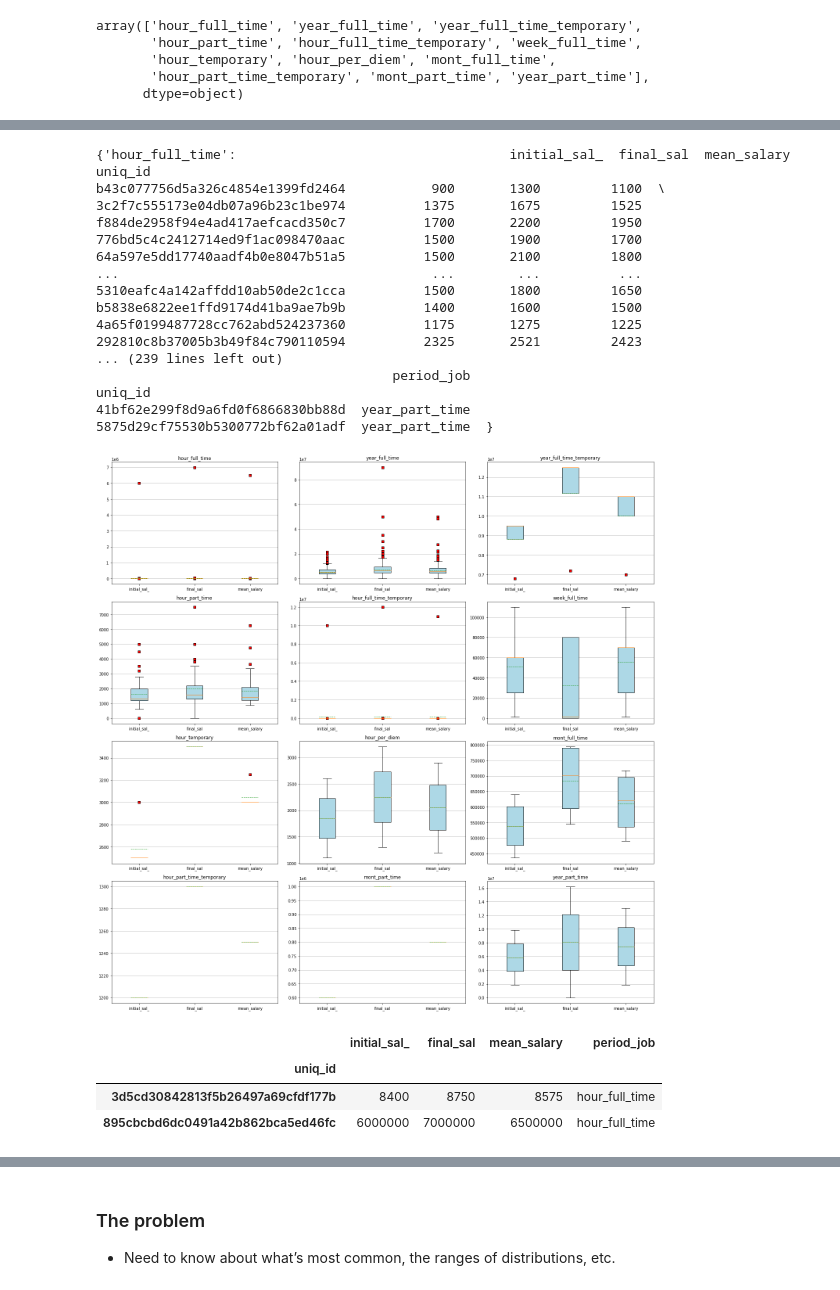
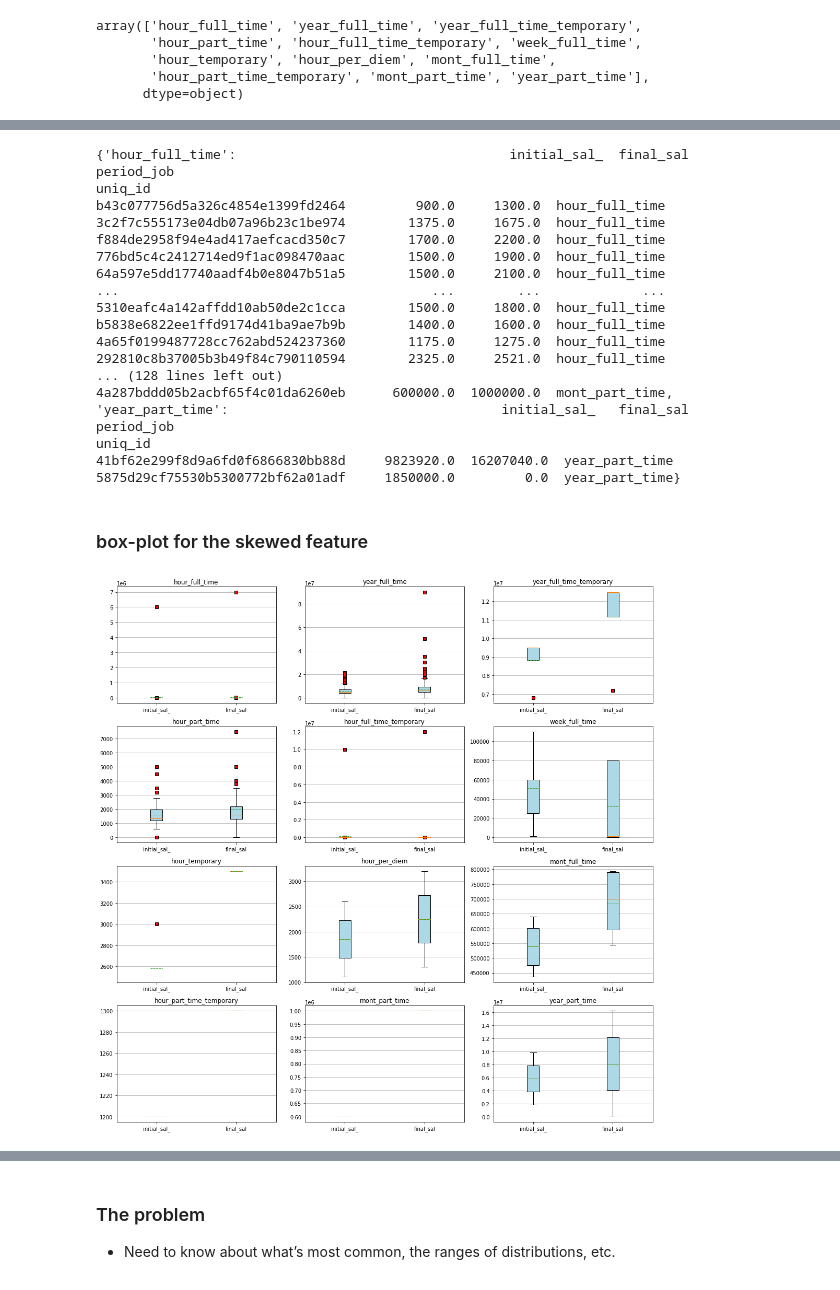
Before and after one commit to yohan-alfonso/Exploracion_Datos, a Jupyter notebook: main.ipynb, the cells around one changed output, grey strips where cells are left out. Drawn from its saved outputs; the diff is of its cells as text; code cells hidden in the pictures.

Commit message:
update with trimmer of initial_sal_

```diff
--- a/main.ipynb
+++ b/main.ipynb
@@ -174,7 +175,7 @@ array(['full time', 'full time temporary', 'part time', 'temporary',
        'per diem', 'part time temporary'], dtype=object)
 # %%
 # Lets segregate the numeric data
-num_data_cluster = df_data[['initial_sal_','final_sal','mean_salary','period','job_type']]
+num_data_cluster = df_data[['initial_sal_','final_sal','period','job_type']]
 num_data_cluster.head(5)
 
 # I think it would be easier to concatenate period and job_type to simplify the clusters
@@ -231,3 +232,3 @@ num_data_cluster_
 # %%
-num_data_cluster_[[	'initial_sal_'	,'final_sal',	'mean_salary']] = num_data_cluster_[[	'initial_sal_'	,'final_sal',	'mean_salary']].astype(int)
-num_data_cluster_.dtypes
+#num_data_cluster_[[	'initial_sal_'	,'final_sal']] = num_data_cluster_[[	'initial_sal_'	,'final_sal']].astype(int)
+#num_data_cluster_.dtypes
@@ -266,23 +252,23 @@ print(d)
 # Lets use a dictionary to separate each cluster that later will be a dataframe with its own period_job
 # There are diferent ways to do this like create a dateframe with a conditional of the value of the variable "period_job" but lets have fun this way
 # %% [output]
-{'hour_full_time':                                   initial_sal_  final_sal  mean_salary
+{'hour_full_time':                                   initial_sal_  final_sal      period_job
 uniq_id
-b43c077756d5a326c4854e1399fd2464           900       1300         1100  \
-3c2f7c555173e04db07a96b23c1be974          1375       1675         1525
-f884de2958f94e4ad417aefcacd350c7          1700       2200         1950
-776bd5c4c2412714ed9f1ac098470aac          1500       1900         1700
-64a597e5dd17740aadf4b0e8047b51a5          1500       2100         1800
-...                                        ...        ...          ...
-5310eafc4a142affdd10ab50de2c1cca          1500       1800         1650
-b5838e6822ee1ffd9174d41ba9ae7b9b          1400       1600         1500
-4a65f0199487728cc762abd524237360          1175       1275         1225
-292810c8b37005b3b49f84c790110594          2325       2521         2423
-... (239 lines left out)
-                                      period_job
+b43c077756d5a326c4854e1399fd2464         900.0     1300.0  hour_full_time
+3c2f7c555173e04db07a96b23c1be974        1375.0     1675.0  hour_full_time
+f884de2958f94e4ad417aefcacd350c7        1700.0     2200.0  hour_full_time
+776bd5c4c2412714ed9f1ac098470aac        1500.0     1900.0  hour_full_time
+64a597e5dd17740aadf4b0e8047b51a5        1500.0     2100.0  hour_full_time
+...                                        ...        ...             ...
+5310eafc4a142affdd10ab50de2c1cca        1500.0     1800.0  hour_full_time
+b5838e6822ee1ffd9174d41ba9ae7b9b        1400.0     1600.0  hour_full_time
+4a65f0199487728cc762abd524237360        1175.0     1275.0  hour_full_time
+292810c8b37005b3b49f84c790110594        2325.0     2521.0  hour_full_time
+... (128 lines left out)
+4a287bddd05b2acbf65f4c01da6260eb      600000.0  1000000.0  mont_part_time, 'year_part_time':                                   initial_sal_   final_sal      period_job
 uniq_id
-41bf62e299f8d9a6fd0f6866830bb88d  year_part_time
-5875d29cf75530b5300772bf62a01adf  year_part_time  }
+41bf62e299f8d9a6fd0f6866830bb88d     9823920.0  16207040.0  year_part_time
+5875d29cf75530b5300772bf62a01adf     1850000.0         0.0  year_part_time}
 # %%
 def create_Dataframes(d, dict_dataframes):
     return d.get(dict_dataframes)
@@ -305,15 +291,17 @@ year_part_time              =  create_Dataframes(d,list_period_job[11])
 # %%
 import matplotlib.pyplot as plt
 import seaborn as sns
+# %% [markdown]
+### box-plot for the skewed feature
 # %%
-plt.rcParams["figure.figsize"] = [20,20]
+plt.rcParams["figure.figsize"] = [15,15]
 plt.rcParams["figure.autolayout"] = True
 
 
 fig, axs = plt.subplots(4,3)
 
 
-labels=['initial_sal_','final_sal','mean_salary']
+labels=['initial_sal_','final_sal']
 boxprops = dict(facecolor = "lightblue")
 flierprops = dict(marker = "s", markerfacecolor = "red")
 
@@ -342,38 +330,40 @@ axs[1, 2].boxplot(week_full_time[labels], flierprops = flierprops,showmeans = Tr
 axs[1, 2].set_title('week_full_time')
 axs[1, 2].yaxis.grid(True)
 
 axs[2, 0].boxplot(hour_temporary[labels], flierprops = flierprops, showmeans = True, meanline = True , patch_artist = True,boxprops = boxprops, labels=labels)
 axs[2, 0].set_title('hour_temporary')
 axs[2, 0].yaxis.grid(True)
 
 axs[2, 1].boxplot(hour_per_diem[labels], flierprops = flierprops,showmeans = True, meanline = True ,patch_artist = True, boxprops = boxprops , labels=labels)
 axs[2, 1].set_title('hour_per_diem')
 axs[2, 1].yaxis.grid(True)
 
 axs[2, 2].boxplot(mont_full_time[labels], flierprops = flierprops, showmeans = True, meanline = True , patch_artist = True,boxprops = boxprops, labels=labels)
 axs[2, 2].set_title('mont_full_time')
 axs[2, 2].yaxis.grid(True)
 
 axs[3, 0].boxplot(hour_part_time_temporary[labels], flierprops = flierprops,showmeans = True, meanline = True ,patch_artist = True, boxprops = boxprops , labels=labels)
 axs[3, 0].set_title('hour_part_time_temporary')
 axs[3, 0].yaxis.grid(True)
 
 axs[3, 1].boxplot(mont_part_time[labels], flierprops = flierprops, showmeans = True, meanline = True , patch_artist = True,boxprops = boxprops, labels=labels)
 axs[3, 1].set_title('mont_part_time')
 axs[3, 1].yaxis.grid(True)
 
 axs[3, 2].boxplot(year_part_time[labels], flierprops = flierprops,showmeans = True, meanline = True ,patch_artist = True, boxprops = boxprops , labels=labels)
 axs[3, 2].set_title('year_part_time')
 axs[3, 2].yaxis.grid(True)
 
 
 plt.show()
+
+# What we can see hear is that the outliers are mostly in one of the sides of the boxplot , in seems that in this case above the maximun value of the salariees
+# But not for every cluster junt for some of them, those which have no aoutliers will not be processed
+
+#hour_full_time (skew)
+#year_full_time (skew)
+#year_full_time_temporary (skew) (under minimun)
+#hour_part_time (skew)
+#hour_full_time_temporary (skew)
 # %% [output]
-[figure, old version]
+[figure, new version]
-# %%
-hour_full_time[hour_full_time['initial_sal_']>=8000]
-# %% [output]
-|  | initial_sal_ | final_sal | mean_salary | period_job |
-| uniq_id |  |  |  |  |
-| 3d5cd30842813f5b26497a69cfdf177b | 8400 | 8750 | 8575 | hour_full_time |
-| 895cbcbd6dc0491a42b862bca5ed46fc | 6000000 | 7000000 | 6500000 | hour_full_time |
```
Also changed, not shown: parts of 17 cells of this notebook.
